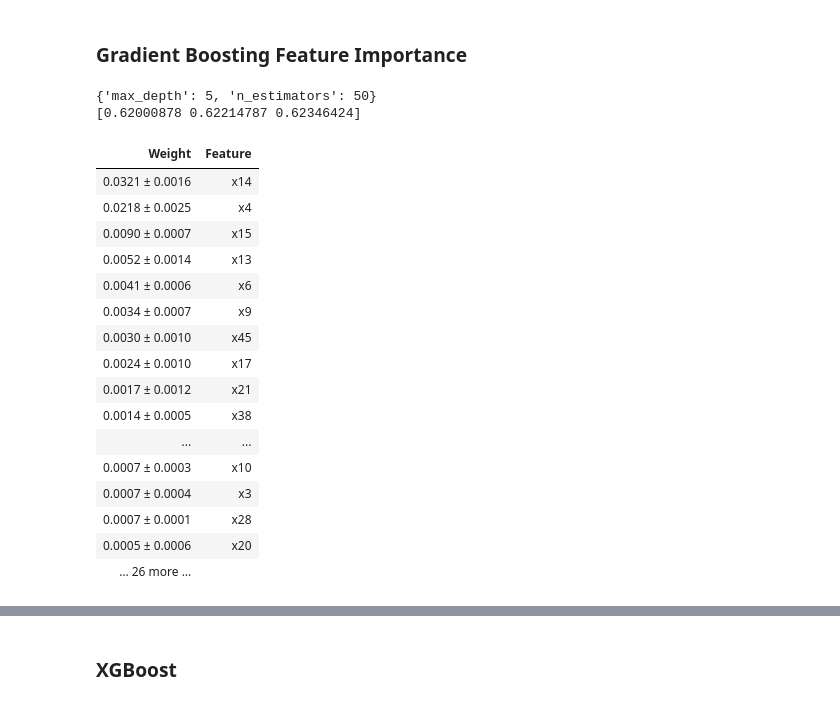
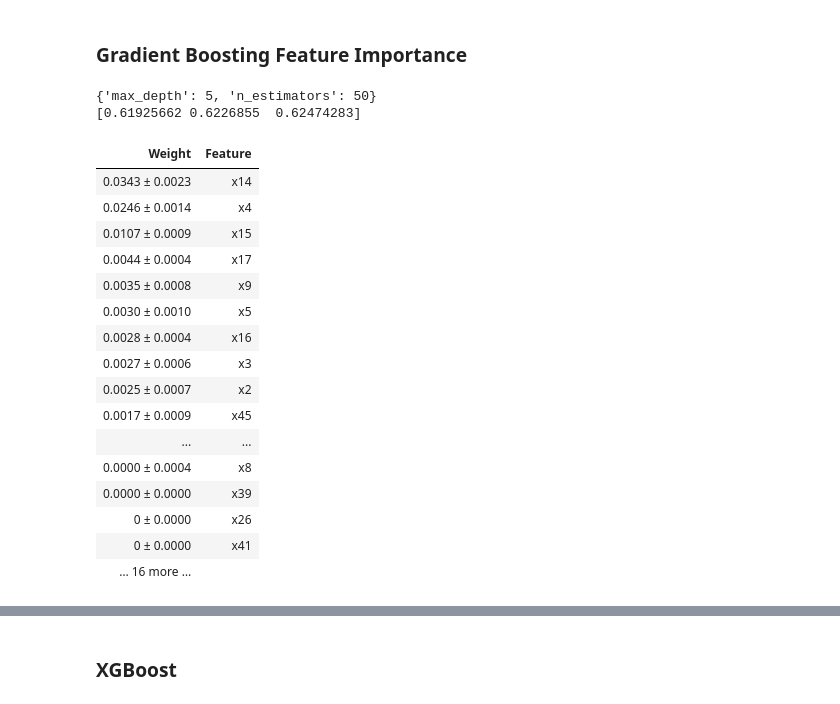
Before and after one commit to wowChelios/DS_TermProject, a Jupyter notebook: EDA_1.ipynb, the cells around one changed output, grey strips where cells are left out. Cells and saved outputs as stored; diff of their text form; code cells hidden in the pictures.

```diff
--- a/EDA_1.ipynb
+++ b/EDA_1.ipynb
@@ -210,10 +217,12 @@ le = LabelEncoder()
 col_categrocial = list(df.dtypes[df.dtypes!="int64"].index)
 for col in col_categrocial:
     X[col] = le.fit_transform(X[col].astype(str))
-X_train, X_test, Y_train, Y_test = train_test_split(X, Y, test_size = 0.2, random_state=0)
+X_t, X_holdout, Y_t, Y_holdout = train_test_split(X, Y, test_size = 0.2, random_state=0)
+X_train, X_test, Y_train, Y_test = train_test_split(X_t, Y_t, test_size = 0.2, random_state=0)
 rus = RandomUnderSampler(random_state=0)
 X_train_resped, Y_train_resped = rus.fit_resample(X_train, Y_train)
-X_test = X_test.as_matrix()
+X_test_matrix = X_test.as_matrix()
+X_holdout_matrix = X_holdout.as_matrix()
 # %%
 gbm = GradientBoostingClassifier(learning_rate = 0.1)
 m_d = [5]
@@ -225,27 +234,27 @@ print(gbm_cv.best_params_)
 print(gbm_cv.cv_results_['mean_test_score'])
 # %% [output]
 {'max_depth': 5, 'n_estimators': 50}
-[0.62000878 0.62214787 0.62346424]
+[0.61925662 0.6226855  0.62474283]
 # %%
 import eli5
 from eli5.sklearn import PermutationImportance
 perm = PermutationImportance(gbm_cv.best_estimator_, random_state = 0).fit(X_train, Y_train)
-eli5.show_weights(perm)
+eli5.show_weights(perm, top=30)
 # %% [output]
 | Weight | Feature |
-| 0.0321 ± 0.0016 | x14 |
-| 0.0218 ± 0.0025 | x4 |
-| 0.0090 ± 0.0007 | x15 |
-| 0.0052 ± 0.0014 | x13 |
-| 0.0041 ± 0.0006 | x6 |
-| 0.0034 ± 0.0007 | x9 |
-| 0.0030 ± 0.0010 | x45 |
-| 0.0024 ± 0.0010 | x17 |
-| 0.0017 ± 0.0012 | x21 |
-| 0.0014 ± 0.0005 | x38 |
+| 0.0343 ± 0.0023 | x14 |
+| 0.0246 ± 0.0014 | x4 |
+| 0.0107 ± 0.0009 | x15 |
+| 0.0044 ± 0.0004 | x17 |
+| 0.0035 ± 0.0008 | x9 |
+| 0.0030 ± 0.0010 | x5 |
+| 0.0028 ± 0.0004 | x16 |
+| 0.0027 ± 0.0006 | x3 |
+| 0.0025 ± 0.0007 | x2 |
+| 0.0017 ± 0.0009 | x45 |
 | ... | ... |
-| 0.0007 ± 0.0003 | x10 |
-| 0.0007 ± 0.0004 | x3 |
-| 0.0007 ± 0.0001 | x28 |
-| 0.0005 ± 0.0006 | x20 |
-| … 26 more … |  |
+| 0.0000 ± 0.0004 | x8 |
+| 0.0000 ± 0.0000 | x39 |
+| 0 ± 0.0000 | x26 |
+| 0 ± 0.0000 | x41 |
+| … 16 more … |  |
```
Also changed, not shown: parts of 41 cells of this notebook.
